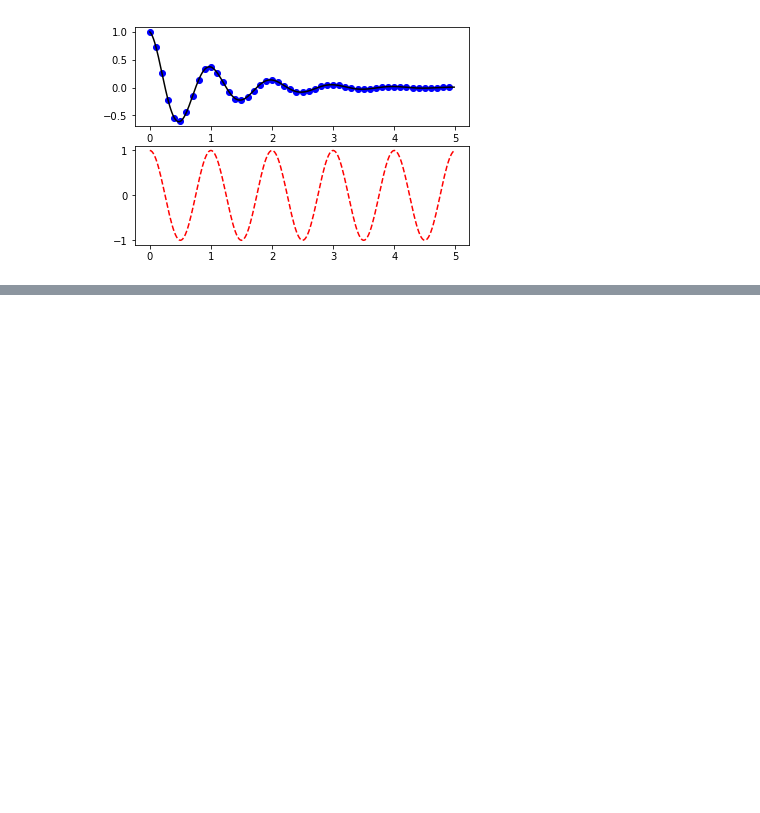
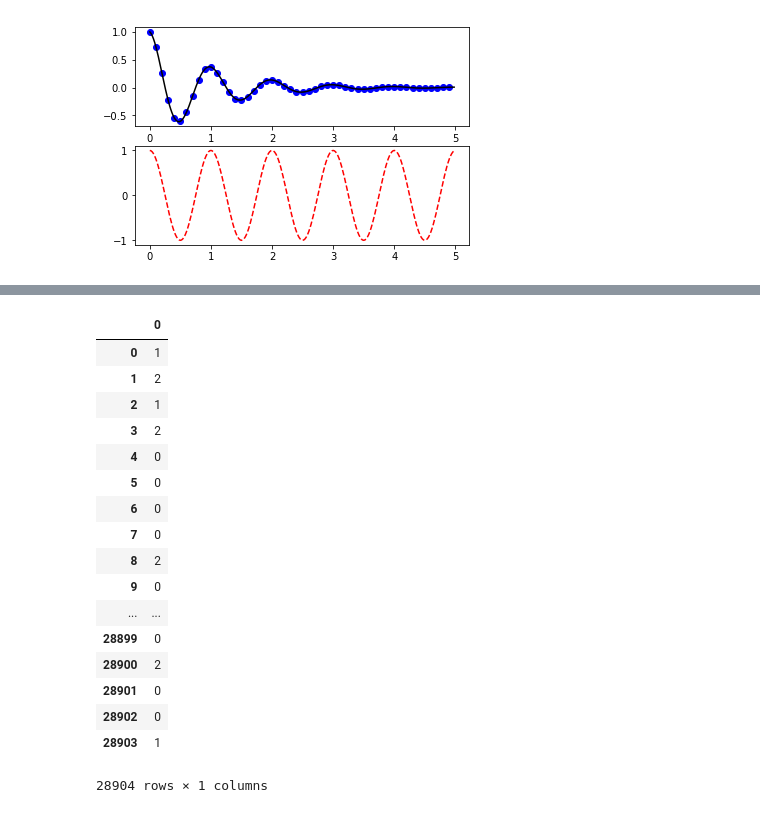
Before and after one commit to SuperLinguini/Machine-Learning-CS4641, a Jupyter notebook: Project 2/adult.ipynb, the cells around one changed output, grey strips where cells are left out. Cells and saved outputs as stored; diff of their text form; code cells hidden in the pictures; blank space fills up the shorter version.

```diff
--- a/Project 2/adult.ipynb
+++ b/Project 2/adult.ipynb
@@ -364,0 +410,21 @@ X_train_ica.shape[1]
+# %%
+pd.DataFrame(k_means.predict(X_train))
+# %% [output]
+|  | 0 |
+| 0 | 1 |
+| 1 | 2 |
+| 2 | 1 |
+| 3 | 2 |
+| 4 | 0 |
+| 5 | 0 |
+| 6 | 0 |
+| 7 | 0 |
+| 8 | 2 |
+| 9 | 0 |
+| ... | ... |
+| 28899 | 0 |
+| 28900 | 2 |
+| 28901 | 0 |
+| 28902 | 0 |
+| 28903 | 1 |
+28904 rows × 1 columns
```
Also changed, not shown: parts of 17 cells of this notebook, 1 other file.
